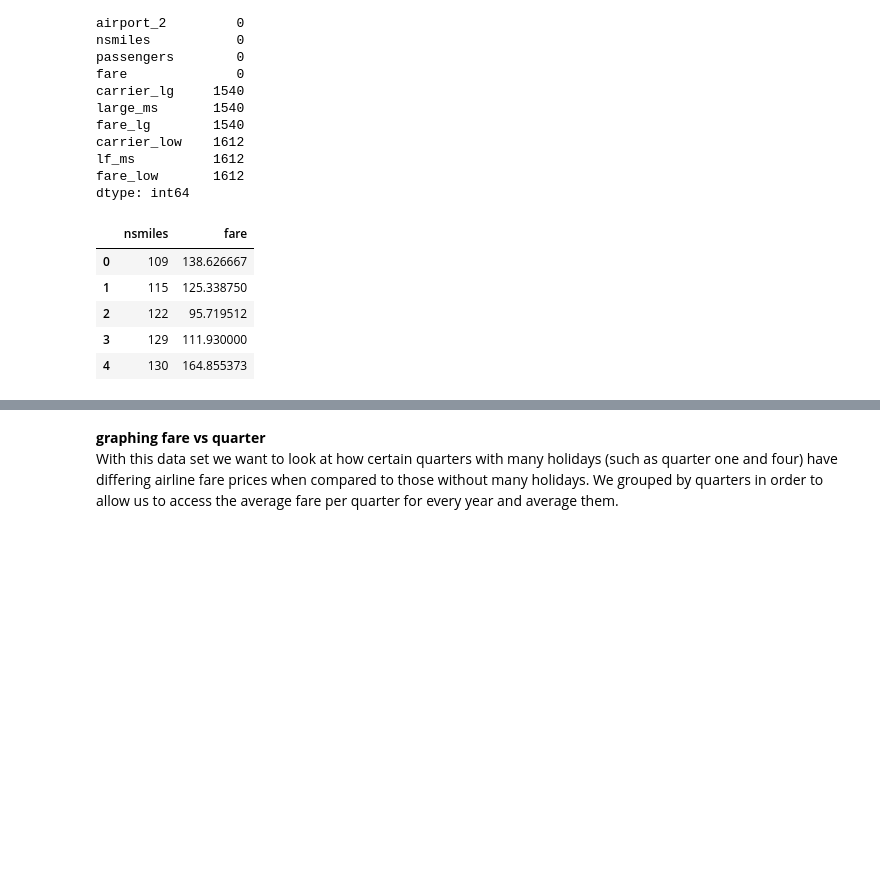
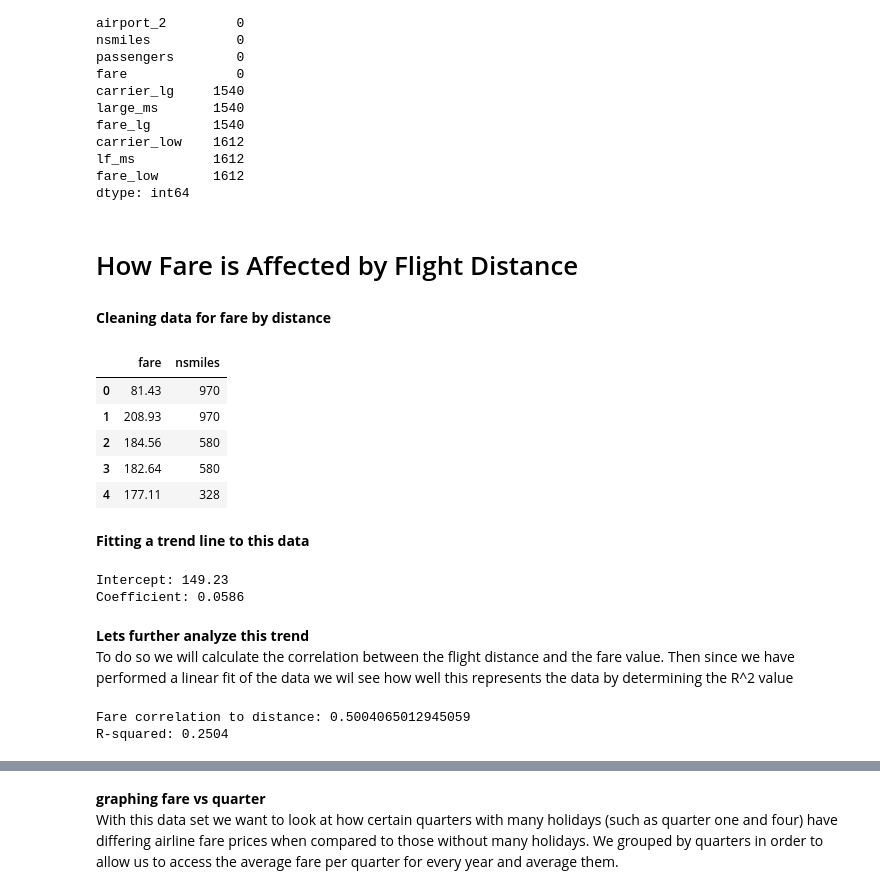
Before and after one commit to RamirezDevOps/us-airfare-trend-analysis, a Jupyter notebook: project.ipynb, the cells around one changed output, grey strips where cells are left out. Cells and saved outputs as stored; diff of their text form; code cells hidden in the pictures; blank space fills up the shorter version.

Commit message:
Analysis of flight dist to fare

```diff
--- a/project.ipynb
+++ b/project.ipynb
@@ -199,13 +199,47 @@ carrier_low    1612
 lf_ms          1612
 fare_low       1612
 dtype: int64
+# %% [markdown]
+# How Fare is Affected by Flight Distance
+# %% [markdown]
+**Cleaning data for fare by distance**
 # %%
-distance_trends = flight_df.groupby("nsmiles")["fare"].mean().reset_index()
+distance_trends = flight_df[["fare", "nsmiles"]].dropna()
+
+# Drop invalid rows
+distance_trends = distance_trends[(distance_trends["fare"] > 0) & (distance_trends["nsmiles"] > 0)]
+
 distance_trends.head()
 # %% [output]
-|  | nsmiles | fare |
-| 0 | 109 | 138.626667 |
-| 1 | 115 | 125.338750 |
-| 2 | 122 | 95.719512 |
-| 3 | 129 | 111.930000 |
-| 4 | 130 | 164.855373 |
+|  | fare | nsmiles |
+| 0 | 81.43 | 970 |
+| 1 | 208.93 | 970 |
+| 2 | 184.56 | 580 |
+| 3 | 182.64 | 580 |
+| 4 | 177.11 | 328 |
+# %% [markdown]
+**Fitting a trend line to this data**
+# %%
+X = distance_trends[["nsmiles"]]
+y = distance_trends["fare"]
+
+dist_model = LinearRegression()
+dist_model.fit(X, y)
+
+# Predictions and metrics
+print(f"Intercept: {np.round(dist_model.intercept_, 2)}")
+print(f"Coefficient: {np.round(dist_model.coef_[0], 4)}")
+# %% [output]
+Intercept: 149.23
+Coefficient: 0.0586
+# %% [markdown]
+**Lets further analyze this trend**\
+To do so we will calculate the correlation between the flight distance and the fare value. Then since we have performed a linear fit of the data we wil see how well this represents the data by determining the R^2 value
+# %%
+dist_corr = distance_trends["fare"].corr(distance_trends["nsmiles"])
+print(f"Fare correlation to distance: {dist_corr}")
+r2 = np.round(dist_model.score(X, y), 4)
+print(f"R-squared: {r2}")
+# %% [output]
+Fare correlation to distance: 0.5004065012945059
+R-squared: 0.2504
```
Also changed, not shown: parts of 2 cells of this notebook.
